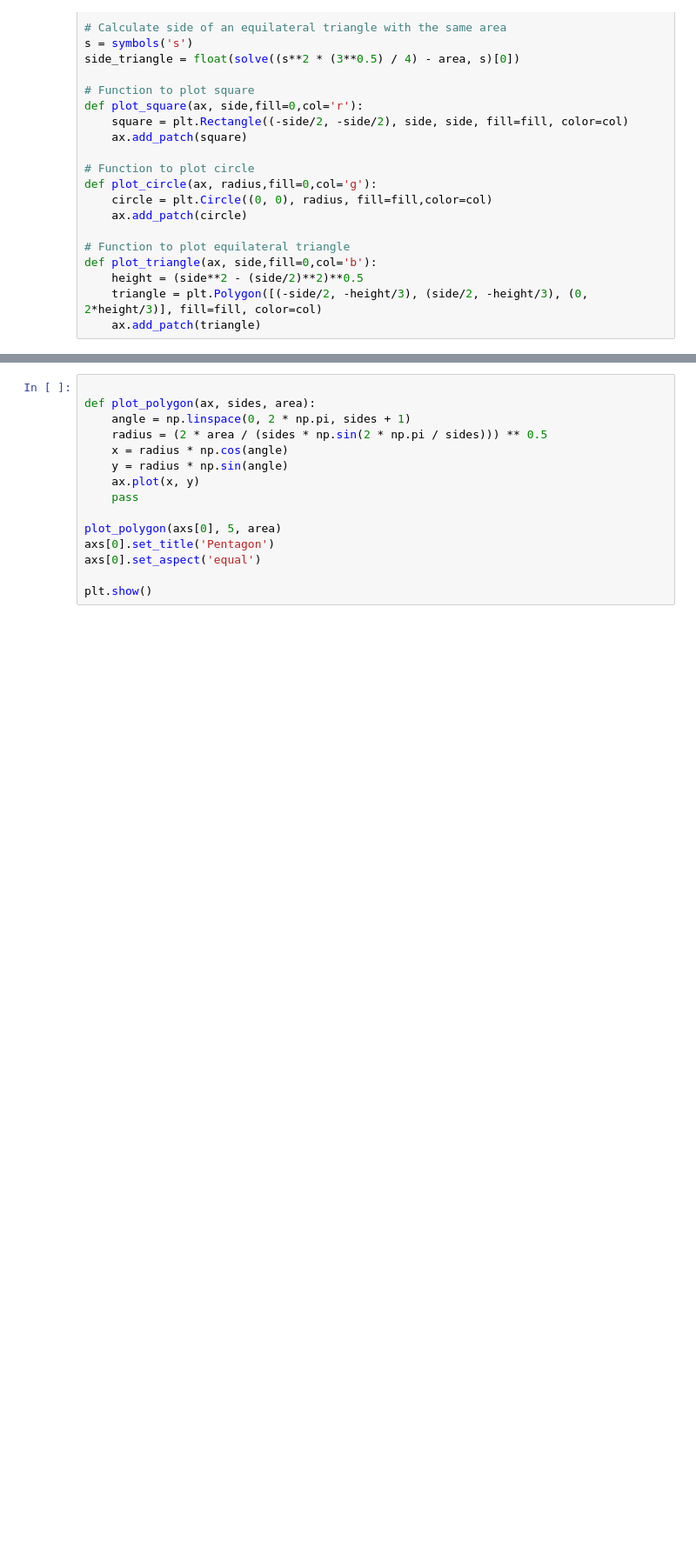
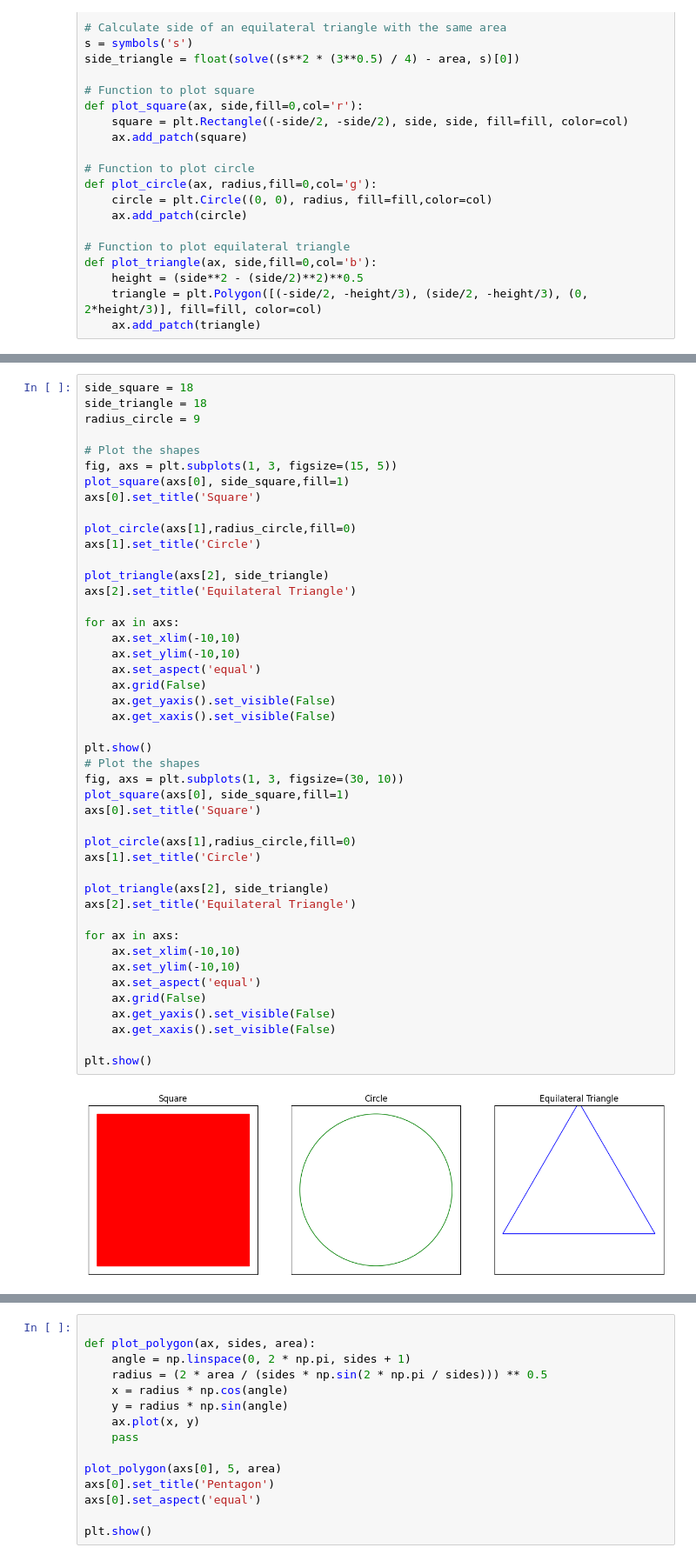
Before and after one commit to ChrisMenne/Stimulpy, a Jupyter notebook: create_stimuli.ipynb, the cells around one changed output, grey strips where cells are left out. Shown at 87% size. Saved outputs shown, nothing was run; the diff lists cells and outputs as text; blank space fills up the shorter version.

```diff
--- a/create_stimuli.ipynb
+++ b/create_stimuli.ipynb
@@ -71,0 +72,47 @@ plt.show()
+# %%
+side_square = 18
+side_triangle = 18
+radius_circle = 9
+
+# Plot the shapes
+fig, axs = plt.subplots(1, 3, figsize=(15, 5))
+plot_square(axs[0], side_square,fill=1)
+axs[0].set_title('Square')
+
+plot_circle(axs[1],radius_circle,fill=0)
+axs[1].set_title('Circle')
+
+plot_triangle(axs[2], side_triangle)
+axs[2].set_title('Equilateral Triangle')
+
+for ax in axs:
+    ax.set_xlim(-10,10)
+    ax.set_ylim(-10,10)
+    ax.set_aspect('equal')
+    ax.grid(False)
+    ax.get_yaxis().set_visible(False)
+    ax.get_xaxis().set_visible(False)
+
+plt.show()
+# Plot the shapes
+fig, axs = plt.subplots(1, 3, figsize=(30, 10))
+plot_square(axs[0], side_square,fill=1)
+axs[0].set_title('Square')
+
+plot_circle(axs[1],radius_circle,fill=0)
+axs[1].set_title('Circle')
+
+plot_triangle(axs[2], side_triangle)
+axs[2].set_title('Equilateral Triangle')
+
+for ax in axs:
+    ax.set_xlim(-10,10)
+    ax.set_ylim(-10,10)
+    ax.set_aspect('equal')
+    ax.grid(False)
+    ax.get_yaxis().set_visible(False)
+    ax.get_xaxis().set_visible(False)
+
+plt.show()
+# %% [output]
+[figure, added]
```
Also changed, not shown: parts of 18 cells of this notebook.
